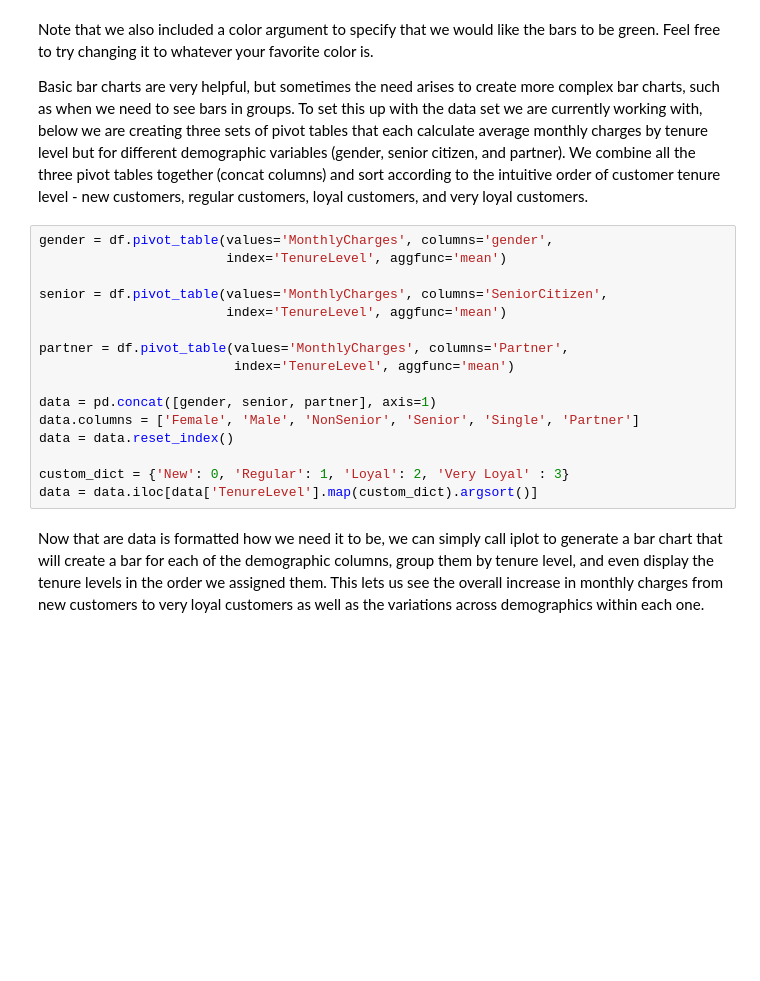
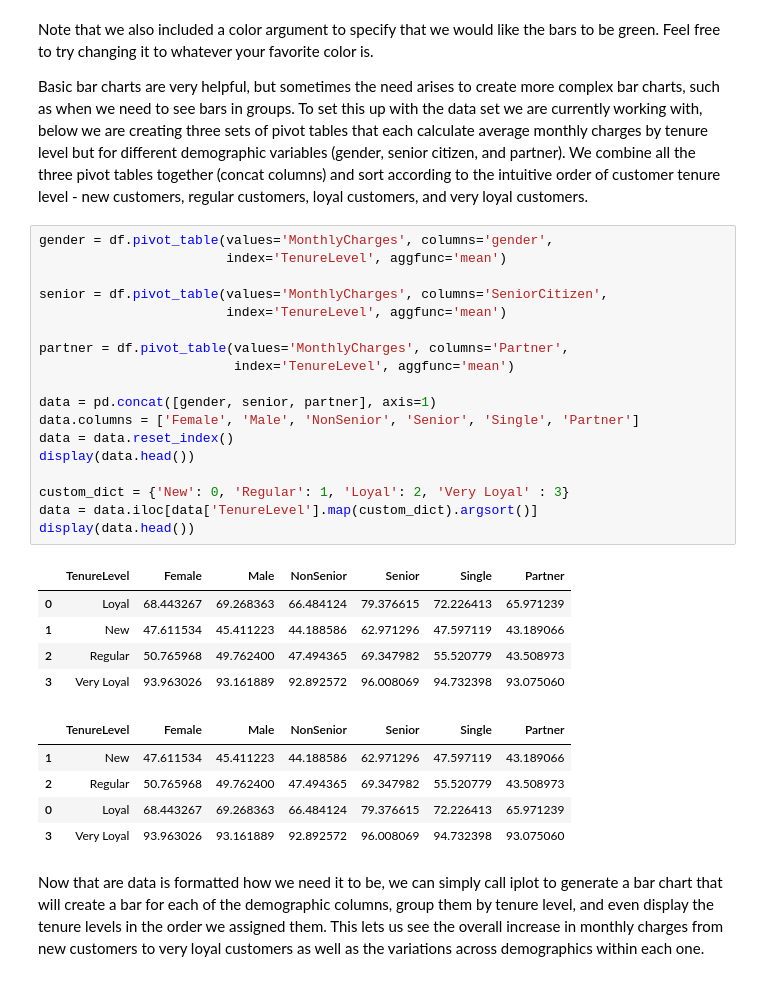
Before and after one commit to MdeMaic/datamad0120-apuntes, a Jupyter notebook: Visualizacion_Cufflinks/Interactive data visualization.ipynb, the cells around one changed output. Drawn from its saved outputs; the diff is of its cells as text; blank space fills up the shorter version.

```diff
--- a/Visualizacion_Cufflinks/Interactive data visualization.ipynb
+++ b/Visualizacion_Cufflinks/Interactive data visualization.ipynb
@@ -137,19 +156,32 @@ Basic bar charts are very helpful, but sometimes the need arises to create more
 # %%
 gender = df.pivot_table(values='MonthlyCharges', columns='gender',
                         index='TenureLevel', aggfunc='mean')
 
 senior = df.pivot_table(values='MonthlyCharges', columns='SeniorCitizen',
                         index='TenureLevel', aggfunc='mean')
 
 partner = df.pivot_table(values='MonthlyCharges', columns='Partner',
                          index='TenureLevel', aggfunc='mean')
 
 data = pd.concat([gender, senior, partner], axis=1)
 data.columns = ['Female', 'Male', 'NonSenior', 'Senior', 'Single', 'Partner']
 data = data.reset_index()
+display(data.head())
 
 custom_dict = {'New': 0, 'Regular': 1, 'Loyal': 2, 'Very Loyal' : 3}
 data = data.iloc[data['TenureLevel'].map(custom_dict).argsort()]
+display(data.head())
+# %% [output]
+|  | TenureLevel | Female | Male | NonSenior | Senior | Single | Partner |
+| 0 | Loyal | 68.443267 | 69.268363 | 66.484124 | 79.376615 | 72.226413 | 65.971239 |
+| 1 | New | 47.611534 | 45.411223 | 44.188586 | 62.971296 | 47.597119 | 43.189066 |
+| 2 | Regular | 50.765968 | 49.762400 | 47.494365 | 69.347982 | 55.520779 | 43.508973 |
+| 3 | Very Loyal | 93.963026 | 93.161889 | 92.892572 | 96.008069 | 94.732398 | 93.075060 |
+|  | TenureLevel | Female | Male | NonSenior | Senior | Single | Partner |
+| 1 | New | 47.611534 | 45.411223 | 44.188586 | 62.971296 | 47.597119 | 43.189066 |
+| 2 | Regular | 50.765968 | 49.762400 | 47.494365 | 69.347982 | 55.520779 | 43.508973 |
+| 0 | Loyal | 68.443267 | 69.268363 | 66.484124 | 79.376615 | 72.226413 | 65.971239 |
+| 3 | Very Loyal | 93.963026 | 93.161889 | 92.892572 | 96.008069 | 94.732398 | 93.075060 |
 # %% [markdown]
 Now that are data is formatted how we need it to be, we can simply call iplot to generate a bar chart that will create a bar for each of the demographic columns, group them by tenure level, and even display the tenure levels in the order we assigned them. This lets us see the overall increase in monthly charges from new customers to very loyal customers as well as the variations across demographics within each one.
 # %%
```
Also changed, not shown: parts of 3 cells of this notebook.
